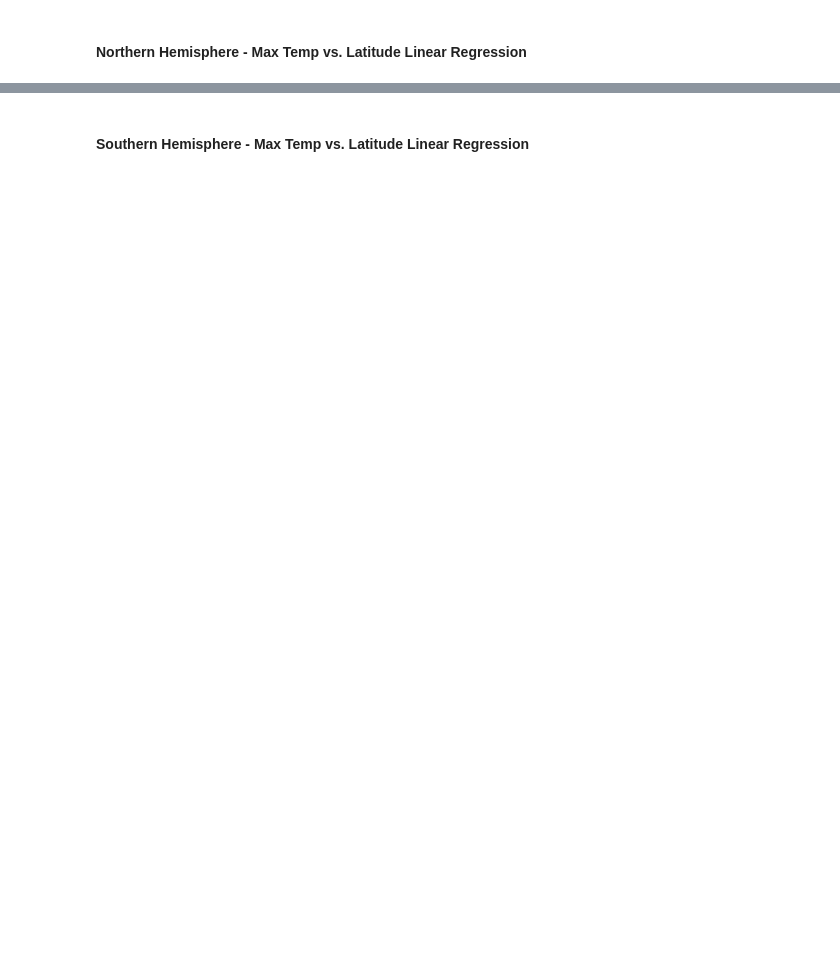
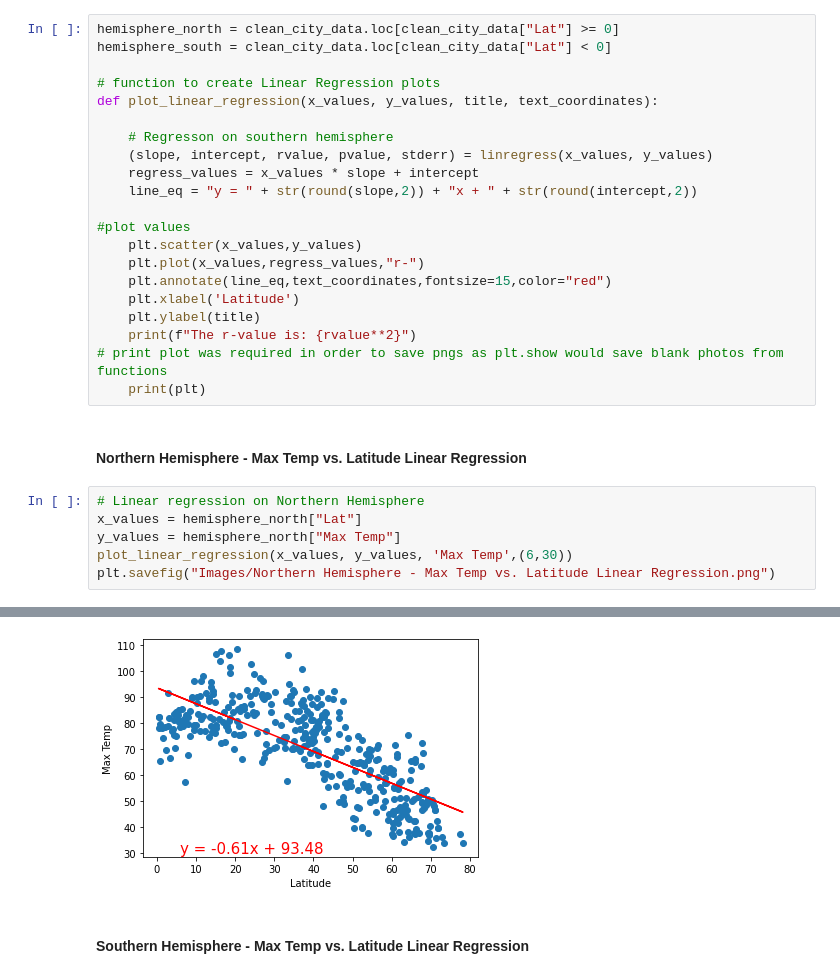
Before and after one commit to emansuetti/Python_API_Challenge, a Jupyter notebook: WeatherPy.ipynb, the cells around one changed output, grey strips where cells are left out. Cells and saved outputs as stored; diff of their text form; blank space fills up the shorter version.

Commit message:
Completed Weatherpy and imported images to image file

```diff
--- a/WeatherPy.ipynb
+++ b/WeatherPy.ipynb
@@ -278,5 +278,33 @@ plt.savefig("Images/City Latitude vs Wind Speed (mph).png")
 [figure]
 # %% [markdown]
 ## Linear Regression
+# %%
+hemisphere_north = clean_city_data.loc[clean_city_data["Lat"] >= 0]
+hemisphere_south = clean_city_data.loc[clean_city_data["Lat"] < 0]
+
+# function to create Linear Regression plots
+def plot_linear_regression(x_values, y_values, title, text_coordinates):
+
+    # Regresson on southern hemisphere
+    (slope, intercept, rvalue, pvalue, stderr) = linregress(x_values, y_values)
+    regress_values = x_values * slope + intercept
+    line_eq = "y = " + str(round(slope,2)) + "x + " + str(round(intercept,2))
+
+#plot values
+    plt.scatter(x_values,y_values)
+    plt.plot(x_values,regress_values,"r-")
+    plt.annotate(line_eq,text_coordinates,fontsize=15,color="red")
+    plt.xlabel('Latitude')
+    plt.ylabel(title)
+    print(f"The r-value is: {rvalue**2}")
+# print plot was required in order to save pngs as plt.show would save blank photos from functions
+    print(plt)
 # %% [markdown]
 ####  Northern Hemisphere - Max Temp vs. Latitude Linear Regression
+# %%
+# Linear regression on Northern Hemisphere
+x_values = hemisphere_north["Lat"]
+y_values = hemisphere_north["Max Temp"]
+plot_linear_regression(x_values, y_values, 'Max Temp',(6,30))
+plt.savefig("Images/Northern Hemisphere - Max Temp vs. Latitude Linear Regression.png")
+# %% [output]
@@ -283,2 +313,3 @@ plt.savefig("Images/City Latitude vs Wind Speed (mph).png")
+[figure, added]
 # %% [markdown]
 ####  Southern Hemisphere - Max Temp vs. Latitude Linear Regression
```
Also changed, not shown: parts of 8 cells of this notebook, 8 other files.
